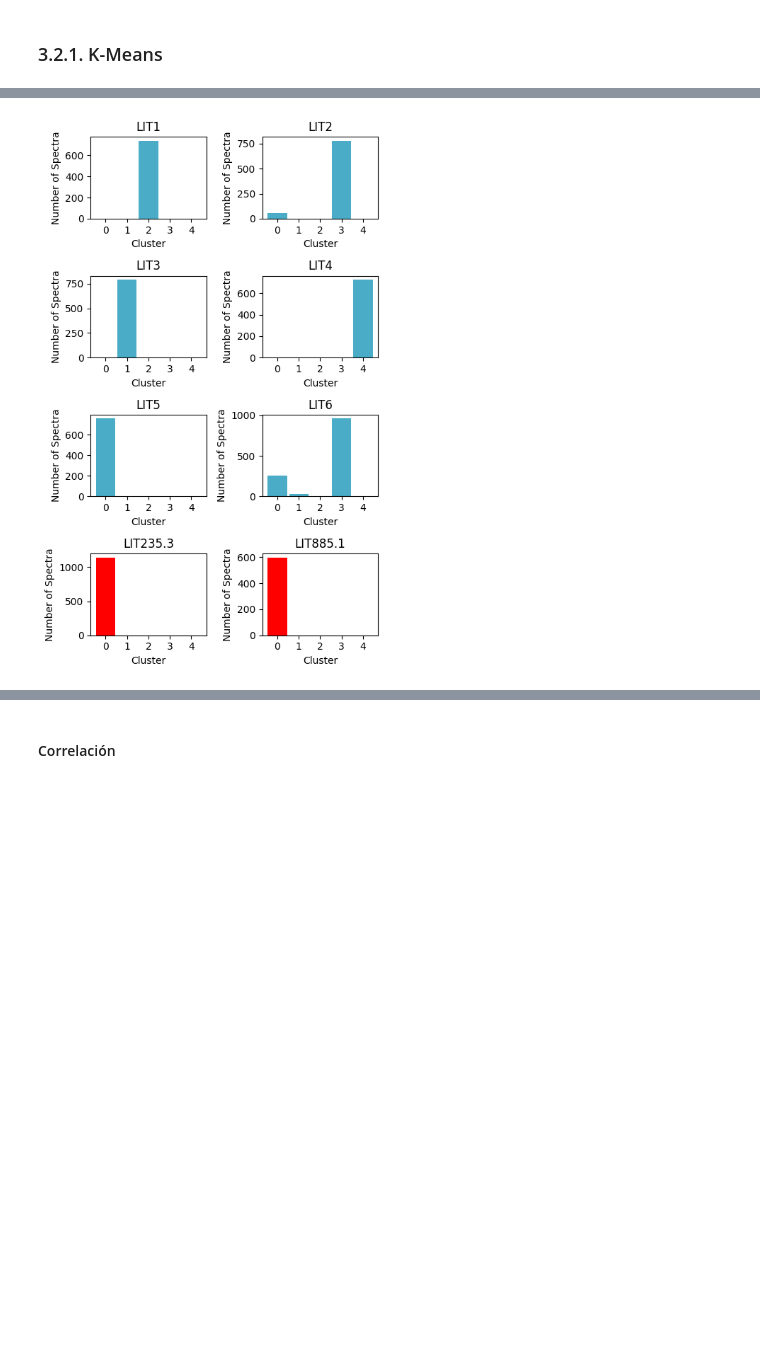
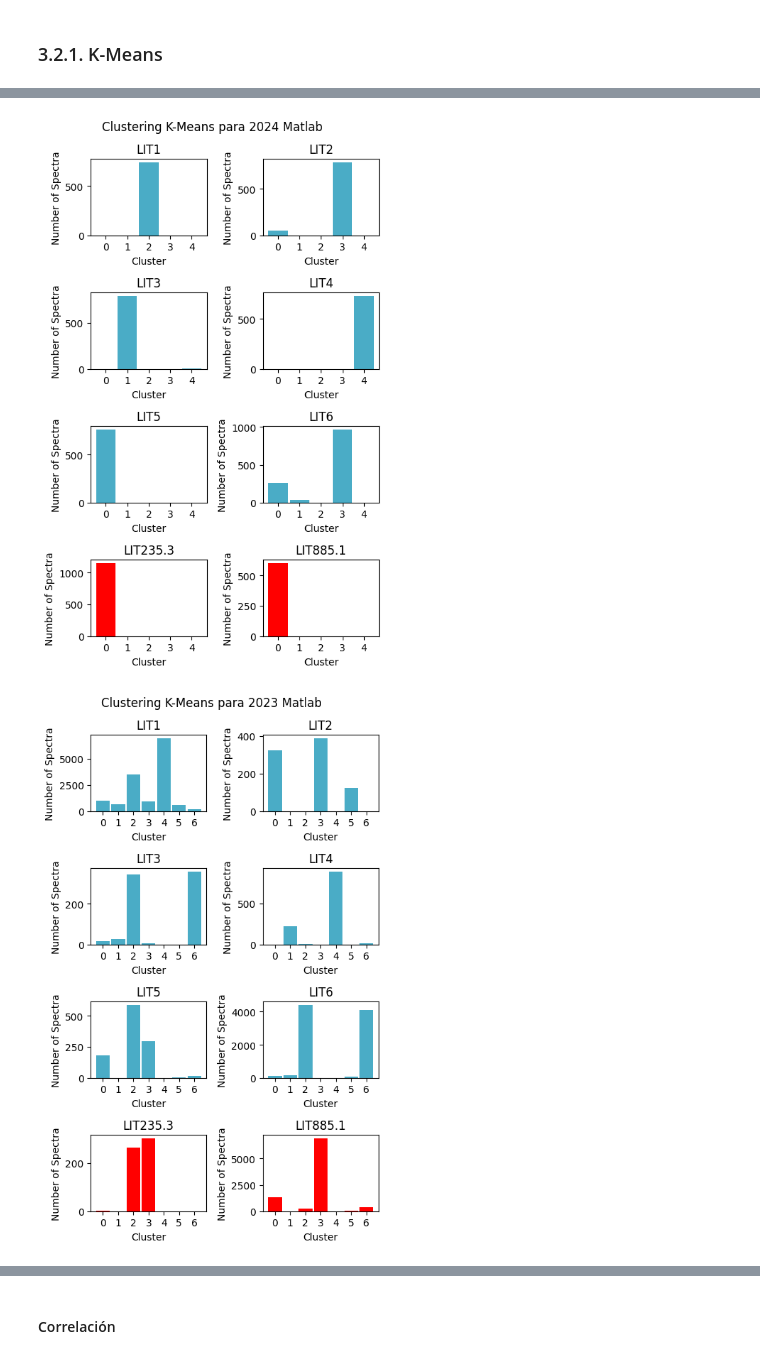
Before and after one commit to andreaperezasen/TFM-ML-Raman-Conchas-Arqueologicas, a Jupyter notebook: Code/Notebooks/main.ipynb, the cells around one changed output, grey strips where cells are left out. Drawn from its saved outputs; the diff is of its cells as text; code cells hidden in the pictures; blank space fills up the shorter version.

```diff
--- a/Code/Notebooks/main.ipynb
+++ b/Code/Notebooks/main.ipynb
@@ -87,12 +103,12 @@ Las muestras de 2024 en Matlab son:  ['LIT1', 'LIT2', 'LIT3', 'LIT4', 'LIT5', 'L
 #data_sonda_2024_Matlab_LIT921#_2 = data_sonda_2024_Matlab.loc[data_sonda_2024_Matlab.index.get_level_values("Muestra") == 'LIT921.1']
 
 # Eliminamos las muestras LIT7 de 2023 y LIT921 de 2024
-#data_sonda_2023_Matlab = data_sonda_2023_Matlab.loc[data_sonda_2023_Matlab.index.get_level_values("Muestra") != 'LIT7']
+data_sonda_2023_Matlab = data_sonda_2023_Matlab.loc[data_sonda_2023_Matlab.index.get_level_values("Muestra") != 'LIT7']
 #print("Las nuevas muestras de 2023 en Matlab son: ", data_sonda_2023_Matlab.index.get_level_values("Muestra").unique().tolist())
 data_sonda_2024_Matlab = data_sonda_2024_Matlab.loc[data_sonda_2024_Matlab.index.get_level_values("Muestra") != 'LIT921.1']
 print("Las nuevas muestras de 2024 en Matlab son: ", data_sonda_2024_Matlab.index.get_level_values("Muestra").unique().tolist())
-#data_sonda_2024_Python = data_sonda_2024_Python.loc[data_sonda_2024_Python.index.get_level_values("Muestra") != 'LIT921.1']
-#print("Las nuevas muestras de 2024 en Python son: ", data_sonda_2024_Python.index.get_level_values("Muestra").unique().tolist())
+data_sonda_2024_Python = data_sonda_2024_Python.loc[data_sonda_2024_Python.index.get_level_values("Muestra") != 'LIT921.1']
+print("Las nuevas muestras de 2024 en Python son: ", data_sonda_2024_Python.index.get_level_values("Muestra").unique().tolist())
 
 
 # Guarmados los datasets sin las muestras LIT7 de 2023 y LIT921 de 2024
@@ -322,17 +341,17 @@ def clustering_K_Means(data, n_clusters):
 
 
 data_sonda_2024_Matlab_copy = data_sonda_2024_Matlab.copy()
-#data_sonda_2023_Matlab_copy = data_sonda_2023_Matlab.copy()
-#data_sonda_2024_Python_copy = data_sonda_2024_Python.copy()
-#data_nanobase_copy = data_nanobase.copy()
+data_sonda_2023_Matlab_copy = data_sonda_2023_Matlab.copy()
+data_sonda_2024_Python_copy = data_sonda_2024_Python.copy()
+data_nanobase_copy = data_nanobase.copy()
 
 data_sonda_2024_Matlab_copy, tiempo_2024_Matlab_KMeans = clustering_K_Means(data_sonda_2024_Matlab_copy, 5)
-# data_sonda_2023_Matlab_copy, tiempo_2023_Matlab_KMeans = clustering_K_Means(data_sonda_2023_Matlab_copy, 7)
-# data_sonda_2024_Python_copy, tiempo_2024_Python_Kmeans = clustering_K_Means(data_sonda_2024_Python_copy, 5)
-# data_nanobase_copy, tiempo_nanobase_KMeans = clustering_K_Means(data_nanobase_copy, 5)
+data_sonda_2023_Matlab_copy, tiempo_2023_Matlab_KMeans = clustering_K_Means(data_sonda_2023_Matlab_copy, 7)
+data_sonda_2024_Python_copy, tiempo_2024_Python_Kmeans = clustering_K_Means(data_sonda_2024_Python_copy, 5)
+data_nanobase_copy, tiempo_nanobase_KMeans = clustering_K_Means(data_nanobase_copy, 5)
 
 print(f"Tiempo de ejecución de clustering K-Means para dataset de 2024 Matlab: {tiempo_2024_Matlab_KMeans:.2f} segundos")
-# print(f"Tiempo de ejecución de clustering K-Means para dataset de 2023 Matlab: {tiempo_2023_Matlab_KMeans:.2f} segundos")
-# print(f"Tiempo de ejecución de clustering K-Means para dataset de 2024 Python: {tiempo_2024_Python_Kmeans:.2f} segundos")
-# print(f"Tiempo de ejecución de clustering K-Means para dataset de Nanobase: {tiempo_nanobase_KMeans:.2f} segundos")
+print(f"Tiempo de ejecución de clustering K-Means para dataset de 2023 Matlab: {tiempo_2023_Matlab_KMeans:.2f} segundos")
+print(f"Tiempo de ejecución de clustering K-Means para dataset de 2024 Python: {tiempo_2024_Python_Kmeans:.2f} segundos")
+print(f"Tiempo de ejecución de clustering K-Means para dataset de Nanobase: {tiempo_nanobase_KMeans:.2f} segundos")
 # %% [output]
@@ -353,40 +375,41 @@ def plot_clusters_class_8muestras_2col(data, muestras, tipo_cluster='Cluster_KMe
         # Separamos los espectros de la muestra
         data_muestra = data[data.index.get_level_values("Muestra") == muestra]
 
         # Contamos el número de veces de espectros correspondientes al clúster
         cluster_counts = data_muestra.index.get_level_values(tipo_cluster).value_counts().reindex(todos_clusters, fill_value=0)
         color_actual = 'red' if muestra in [ 'LIT235.3', 'LIT885.1'] else color_tipo
         # Creamos un barplot
         row = i // 2
         col = i % 2
         axes[row, col].bar(indices_cluster, cluster_counts, width=0.9, label=tipo_cluster, color = color_actual)
 
         # Editamos el título para cada muestra
         axes[row, col].set_title(f"{muestra}")
         axes[row, col].set_xticks(indices_cluster)
         axes[row, col].set_xticklabels(todos_clusters)
         axes[row, col].set_xlabel("Cluster")
         axes[row, col].set_ylabel("Number of Spectra")
 
 
     # Añado un título general
-    # fig.suptitle(title)
+    fig.suptitle(title)
 
     # Ajustar espaciado entre subplots
     plt.tight_layout()
     plt.show()
 
 muestras_ordenadas = ['LIT1', 'LIT2', 'LIT3', 'LIT4', 'LIT5', 'LIT6', 'LIT235.3','LIT885.1']
 
-plot_clusters_class_8muestras_2col(data_sonda_2024_Matlab_copy, muestras_ordenadas,'Cluster_KMeans', title = "K-Means Clustering para 2024 Matlab", color_tipo = "#4AACC6" )
-# plot_clusters_class_8muestras_2col(data_sonda_2023_Matlab_copy, muestras_ordenadas,'Cluster_KMeans', title = "K-Means Clustering para 2023 Matlab")
-# plot_clusters_class_8muestras_2col(data_sonda_2024_Python_copy, muestras_ordenadas,'Cluster_KMeans', title = "K-Means Clustering para 2024 Python")
-# plot_clusters_class_8muestras_2col(data_nanobase_copy, muestras_ordenadas,'Cluster_KMeans', title = "K-Means Clustering para Nanobase")
+plot_clusters_class_8muestras_2col(data_sonda_2024_Matlab_copy, muestras_ordenadas,'Cluster_KMeans', title = "Clustering K-Means para 2024 Matlab", color_tipo = "#4AACC6" )
+plot_clusters_class_8muestras_2col(data_sonda_2023_Matlab_copy, muestras_ordenadas,'Cluster_KMeans', title = "Clustering K-Means para 2023 Matlab", color_tipo = "#4AACC6")
+plot_clusters_class_8muestras_2col(data_sonda_2024_Python_copy, muestras_ordenadas,'Cluster_KMeans', title = "Clustering K-Means para 2024 Python", color_tipo = "#4AACC6")
+plot_clusters_class_8muestras_2col(data_nanobase_copy, muestras_ordenadas,'Cluster_KMeans', title = "Clustering K-Means para Nanobase", color_tipo = "#4AACC6")
 
 
-# plot_clusters_class_8muestras_4col(data_sonda_2024_Matlab_copy, muestras_ordenadas,tipo_cluster="Cluster_KMeans", title = "K-Means Clustering para 2024 Matlab")
-# plot_clusters_class_8muestras_4col(data_sonda_2023_Matlab_copy, muestras_ordenadas,tipo_cluster="Cluster_KMeans", title = "K-Means Clustering para 2023 Matlab")
-# plot_clusters_class_8muestras_4col(data_sonda_2024_Python_copy, muestras_ordenadas,tipo_cluster="Cluster_KMeans", title = "K-Means Clustering para 2024 Python")
-# plot_clusters_class_8muestras_4col(data_nanobase_copy, muestras_ordenadas,tipo_cluster="Cluster_KMeans", title = "K-Means Clustering para Nanobase")
+plot_clusters_class_8muestras_4col(data_sonda_2024_Matlab_copy, muestras_ordenadas,tipo_cluster="Cluster_KMeans", title = "K-Means Clustering para 2024 Matlab")
+plot_clusters_class_8muestras_4col(data_sonda_2023_Matlab_copy, muestras_ordenadas,tipo_cluster="Cluster_KMeans", title = "K-Means Clustering para 2023 Matlab")
+plot_clusters_class_8muestras_4col(data_sonda_2024_Python_copy, muestras_ordenadas,tipo_cluster="Cluster_KMeans", title = "K-Means Clustering para 2024 Python")
+plot_clusters_class_8muestras_4col(data_nanobase_copy, muestras_ordenadas,tipo_cluster="Cluster_KMeans", title = "K-Means Clustering para Nanobase")
 # %% [output]
-[figure, old version]
+[figure, new version]
+[figure, added]
```
Also changed, not shown: parts of 12 cells of this notebook.
